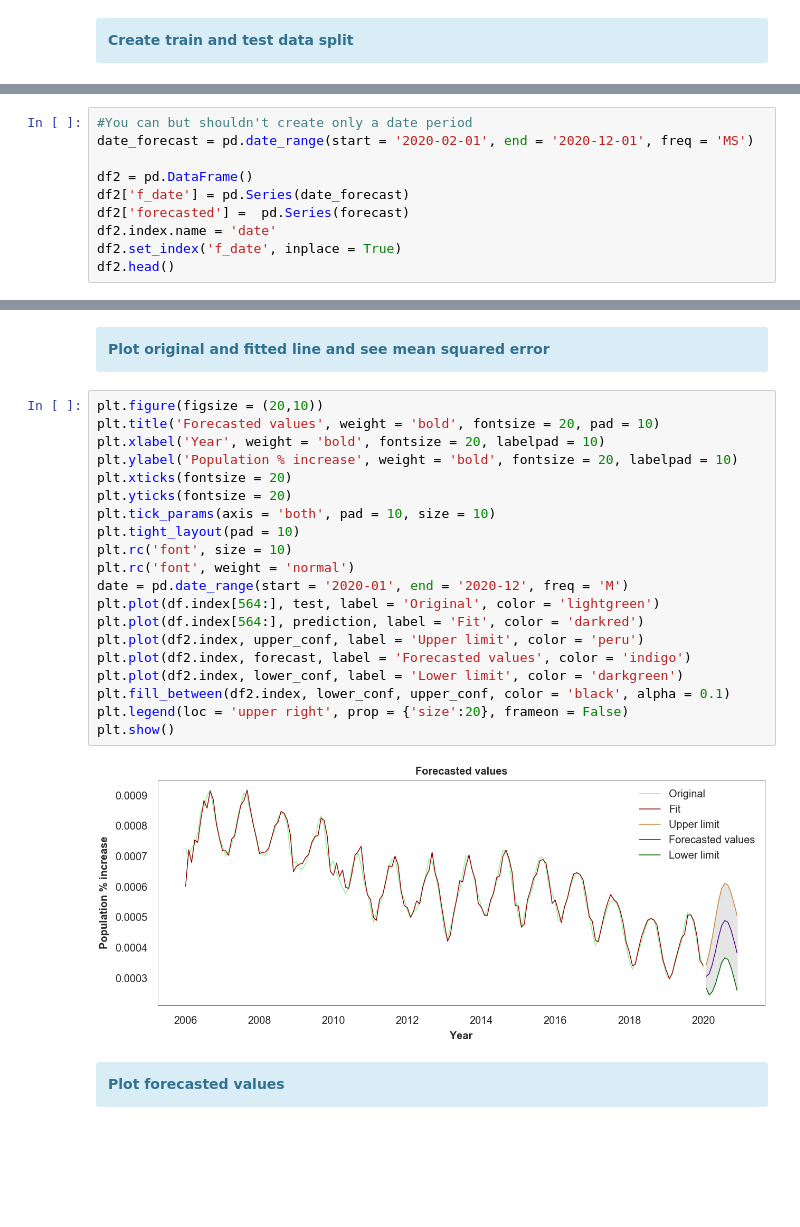
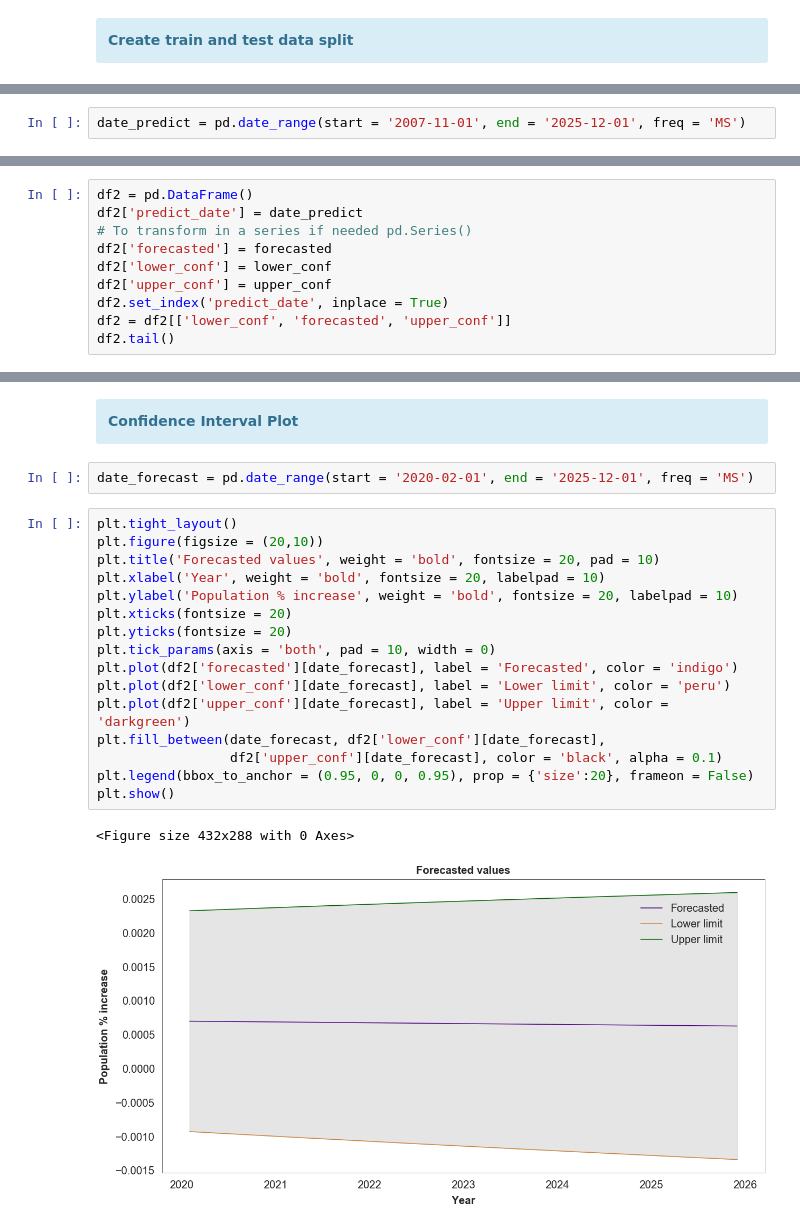
Before and after one commit to Pedro-Ivo/Population_Time_Series, a Jupyter notebook: United States population growth.ipynb, the cells around one changed output, grey strips where cells are left out. Saved outputs shown, nothing was run; the diff lists cells and outputs as text; blank space fills up the shorter version.

```diff
--- a/United States population growth.ipynb
+++ b/United States population growth.ipynb
@@ -351,0 +468,2 @@ MA.1            1.4560           +0.0000j            1.4560            0.0000
+# %%
+date_predict = pd.date_range(start = '2007-11-01', end = '2025-12-01', freq = 'MS')
@@ -351,0 +498,10 @@ MA.1            1.4560           +0.0000j            1.4560            0.0000
+# %%
+df2 = pd.DataFrame()
+df2['predict_date'] = date_predict
+# To transform in a series if needed pd.Series()
+df2['forecasted'] = forecasted
+df2['lower_conf'] = lower_conf
+df2['upper_conf'] = upper_conf
+df2.set_index('predict_date', inplace = True)
+df2 = df2[['lower_conf', 'forecasted', 'upper_conf']]
+df2.tail()
@@ -355,11 +519 @@ MA.1            1.4560           +0.0000j            1.4560            0.0000
 </div>
-# %%
-#You can but shouldn't create only a date period
-date_forecast = pd.date_range(start = '2020-02-01', end = '2020-12-01', freq = 'MS')
-
-df2 = pd.DataFrame()
-df2['f_date'] = pd.Series(date_forecast)
-df2['forecasted'] =  pd.Series(forecast)
-df2.index.name = 'date'
-df2.set_index('f_date', inplace = True)
-df2.head()
@@ -374,30 +542,25 @@ df2.head()
 # %% [markdown]
 <div class="alert alert-block alert-info">
-<b>Plot original and fitted line and see mean squared error</b>
+<b>Confidence Interval Plot</b>
 </div>
+# %%
+date_forecast = pd.date_range(start = '2020-02-01', end = '2025-12-01', freq = 'MS')
 # %%
+plt.tight_layout()
 plt.figure(figsize = (20,10))
 plt.title('Forecasted values', weight = 'bold', fontsize = 20, pad = 10)
 plt.xlabel('Year', weight = 'bold', fontsize = 20, labelpad = 10)
 plt.ylabel('Population % increase', weight = 'bold', fontsize = 20, labelpad = 10)
 plt.xticks(fontsize = 20)
 plt.yticks(fontsize = 20)
-plt.tick_params(axis = 'both', pad = 10, size = 10)
-plt.tight_layout(pad = 10)
-plt.rc('font', size = 10)
-plt.rc('font', weight = 'normal')
-date = pd.date_range(start = '2020-01', end = '2020-12', freq = 'M')
-plt.plot(df.index[564:], test, label = 'Original', color = 'lightgreen')
-plt.plot(df.index[564:], prediction, label = 'Fit', color = 'darkred')
-plt.plot(df2.index, upper_conf, label = 'Upper limit', color = 'peru')
-plt.plot(df2.index, forecast, label = 'Forecasted values', color = 'indigo')
-plt.plot(df2.index, lower_conf, label = 'Lower limit', color = 'darkgreen')
-plt.fill_between(df2.index, lower_conf, upper_conf, color = 'black', alpha = 0.1)
-plt.legend(loc = 'upper right', prop = {'size':20}, frameon = False)
+plt.tick_params(axis = 'both', pad = 10, width = 0)
+plt.plot(df2['forecasted'][date_forecast], label = 'Forecasted', color = 'indigo')
+plt.plot(df2['lower_conf'][date_forecast], label = 'Lower limit', color = 'peru')
+plt.plot(df2['upper_conf'][date_forecast], label = 'Upper limit', color = 'darkgreen')
+plt.fill_between(date_forecast, df2['lower_conf'][date_forecast],
+                 df2['upper_conf'][date_forecast], color = 'black', alpha = 0.1)
+plt.legend(bbox_to_anchor = (0.95, 0, 0, 0.95), prop = {'size':20}, frameon = False)
 plt.show()
 # %% [output]
+<Figure size 432x288 with 0 Axes>
-[figure, old version]
+[figure, new version]
-# %% [markdown]
-<div class="alert alert-block alert-info">
-<b>Plot forecasted values</b>
-</div>
```
Also changed, not shown: parts of 43 cells of this notebook.
